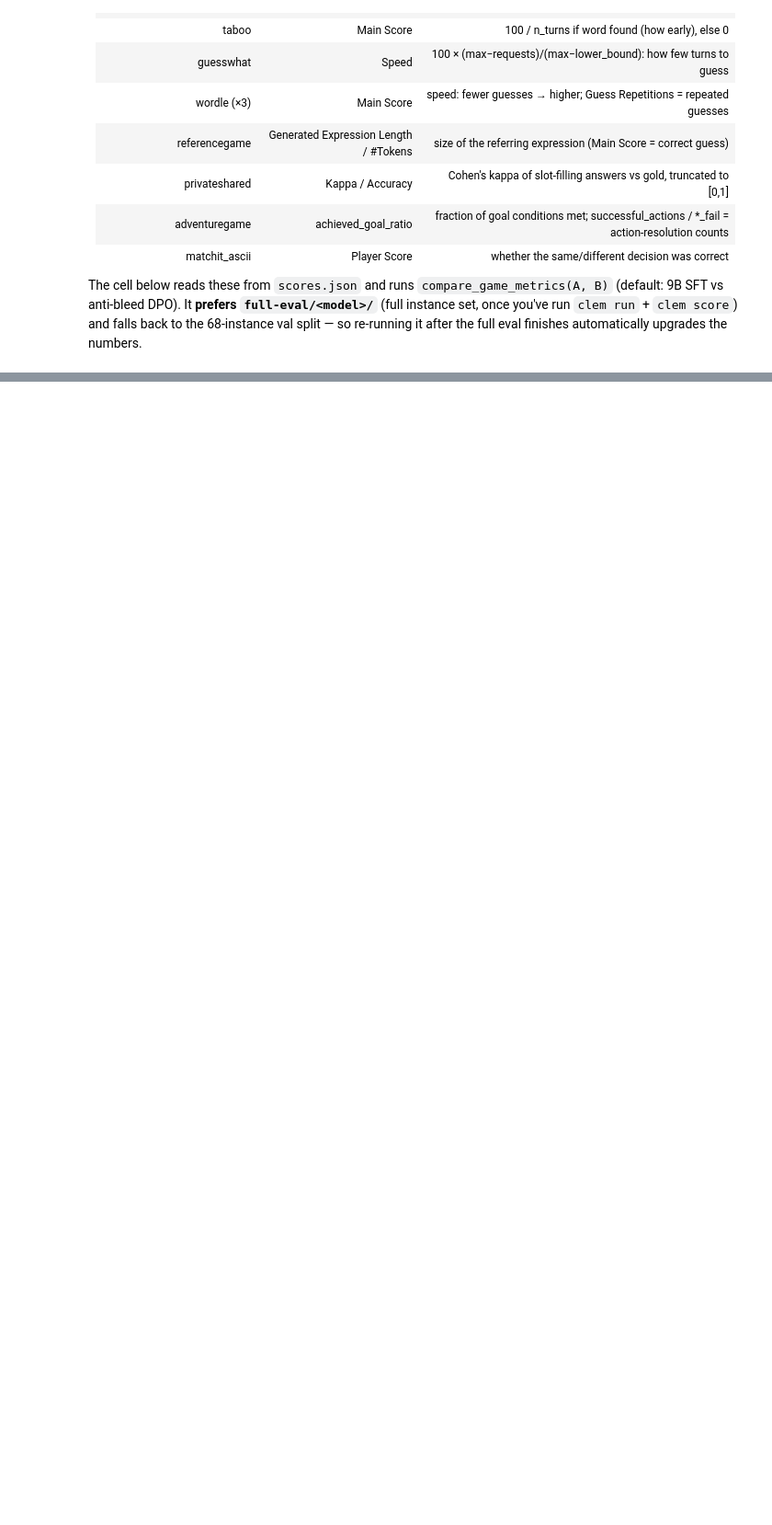
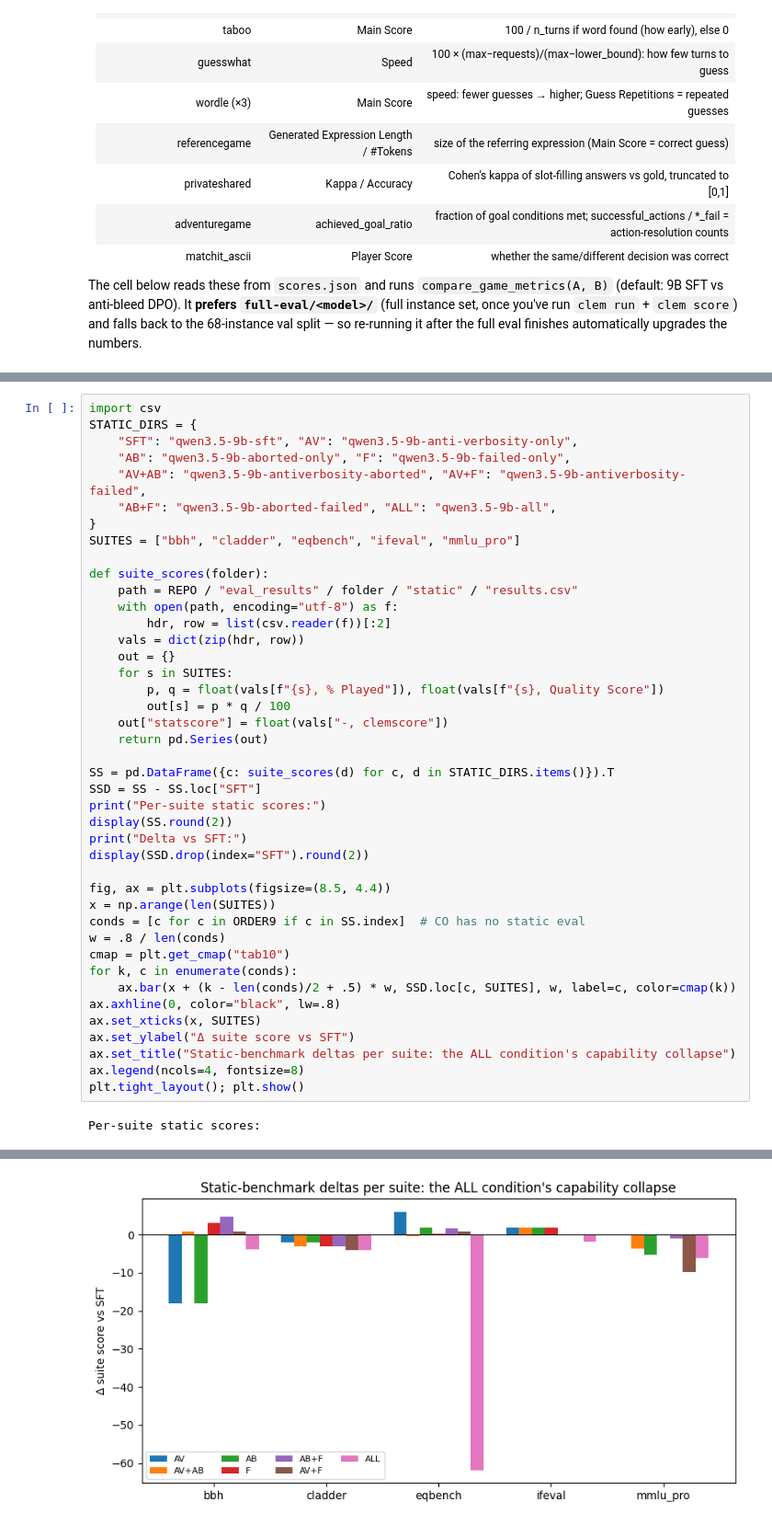
Before and after one commit to xMakaco/dpo-potential-in-dialogue-games, a Jupyter notebook: evaluation_analysis.ipynb, the cells around one changed output, grey strips where cells are left out. Shown at 92% size. Saved outputs shown, nothing was run; the diff lists cells and outputs as text; blank space fills up the shorter version.

```diff
--- a/evaluation_analysis.ipynb
+++ b/evaluation_analysis.ipynb
@@ -862,0 +910,44 @@ for m in FOCUS:
+# %%
+import csv
+STATIC_DIRS = {
+    "SFT": "qwen3.5-9b-sft", "AV": "qwen3.5-9b-anti-verbosity-only",
+    "AB": "qwen3.5-9b-aborted-only", "F": "qwen3.5-9b-failed-only",
+    "AV+AB": "qwen3.5-9b-antiverbosity-aborted", "AV+F": "qwen3.5-9b-antiverbosity-failed",
+    "AB+F": "qwen3.5-9b-aborted-failed", "ALL": "qwen3.5-9b-all",
+}
+SUITES = ["bbh", "cladder", "eqbench", "ifeval", "mmlu_pro"]
+
+def suite_scores(folder):
+    path = REPO / "eval_results" / folder / "static" / "results.csv"
+    with open(path, encoding="utf-8") as f:
+        hdr, row = list(csv.reader(f))[:2]
+    vals = dict(zip(hdr, row))
+    out = {}
+    for s in SUITES:
+        p, q = float(vals[f"{s}, % Played"]), float(vals[f"{s}, Quality Score"])
+        out[s] = p * q / 100
+    out["statscore"] = float(vals["-, clemscore"])
+    return pd.Series(out)
+
+SS = pd.DataFrame({c: suite_scores(d) for c, d in STATIC_DIRS.items()}).T
+SSD = SS - SS.loc["SFT"]
+print("Per-suite static scores:")
+display(SS.round(2))
+print("Delta vs SFT:")
+display(SSD.drop(index="SFT").round(2))
+
+fig, ax = plt.subplots(figsize=(8.5, 4.4))
+x = np.arange(len(SUITES))
+conds = [c for c in ORDER9 if c in SS.index]  # CO has no static eval
+w = .8 / len(conds)
+cmap = plt.get_cmap("tab10")
+for k, c in enumerate(conds):
+    ax.bar(x + (k - len(conds)/2 + .5) * w, SSD.loc[c, SUITES], w, label=c, color=cmap(k))
+ax.axhline(0, color="black", lw=.8)
+ax.set_xticks(x, SUITES)
+ax.set_ylabel("Δ suite score vs SFT")
+ax.set_title("Static-benchmark deltas per suite: the ALL condition's capability collapse")
+ax.legend(ncols=4, fontsize=8)
+plt.tight_layout(); plt.show()
+# %% [output]
+Per-suite static scores:
@@ -862,0 +972 @@ for m in FOCUS:
+[figure, added]
```
Also changed, not shown: parts of 45 cells of this notebook, 1 other file.
